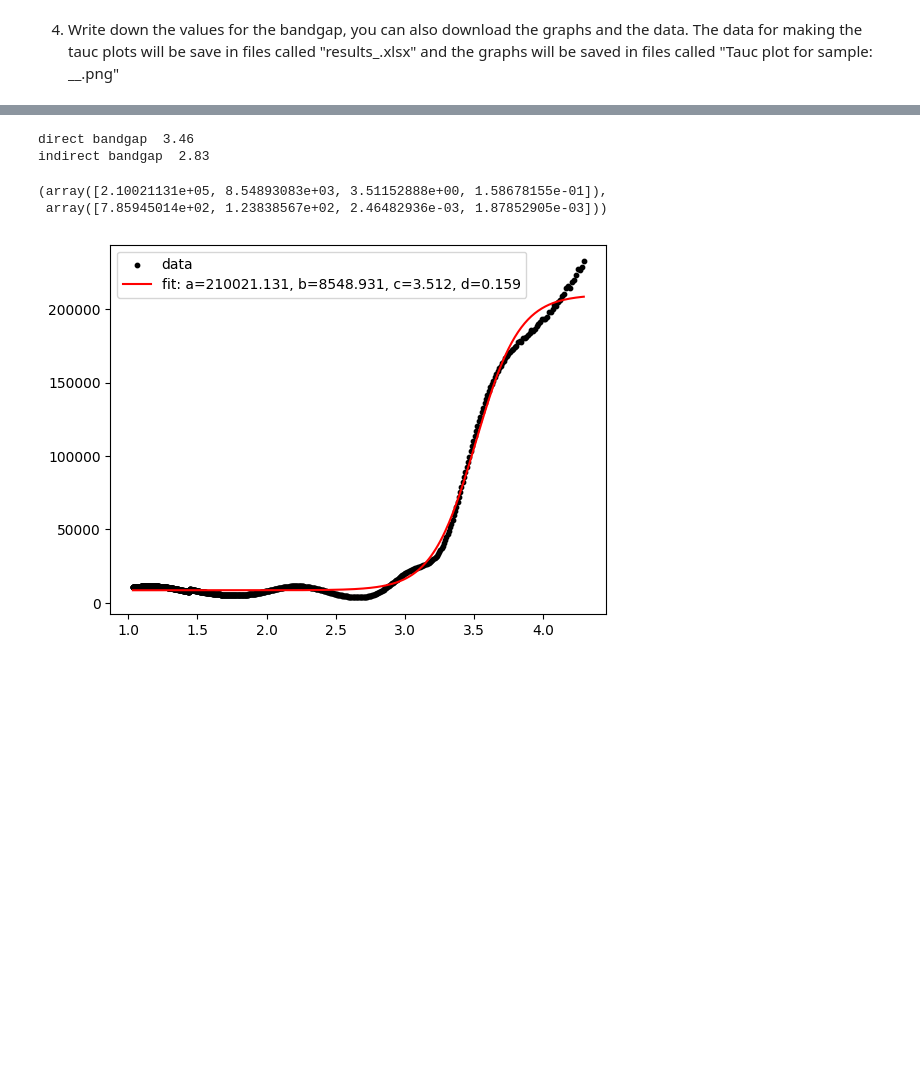
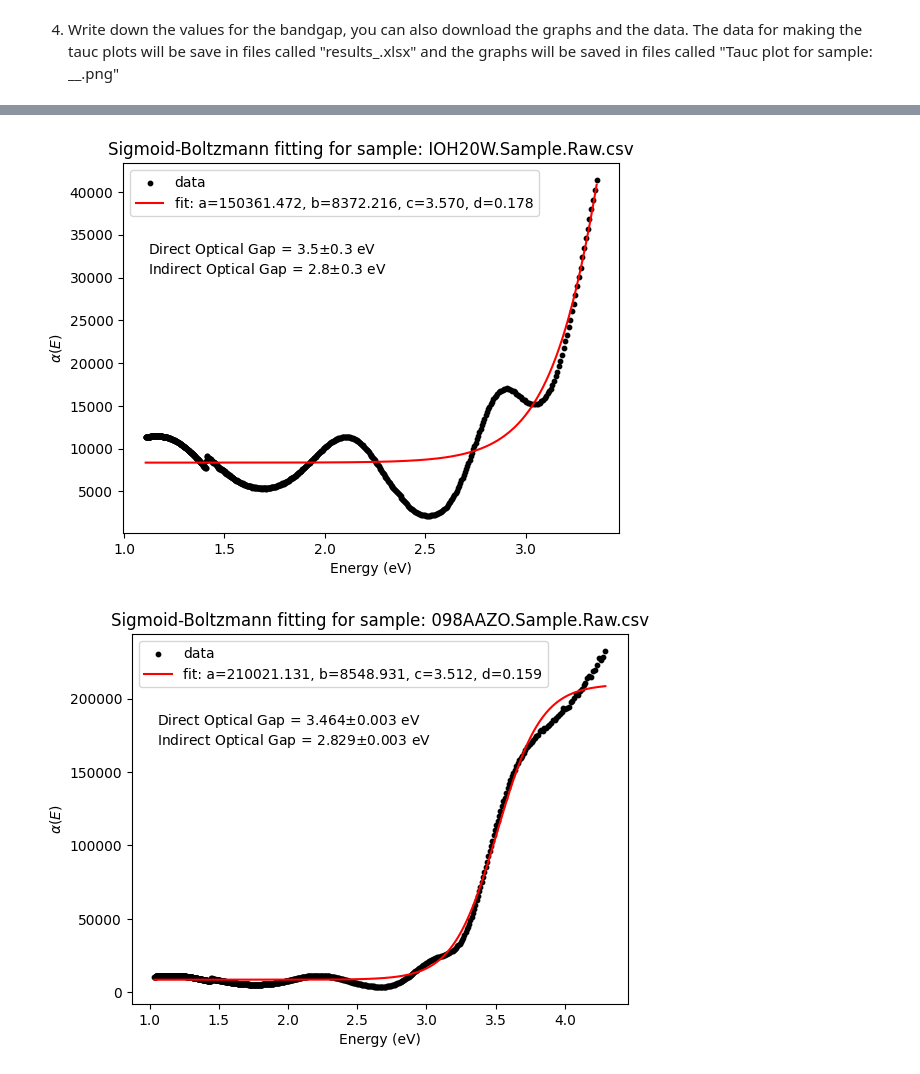
Before and after one commit to GarzonDiegoINL/Characterization, a Jupyter notebook: Tauc_Plot_analysis.ipynb, the cells around one changed output, grey strips where cells are left out. Drawn from its saved outputs; the diff is of its cells as text; code cells hidden in the pictures; blank space fills up the shorter version.

Commit message:
Sigmoid-Boltzmann fitting added

```diff
--- a/Tauc_Plot_analysis.ipynb
+++ b/Tauc_Plot_analysis.ipynb
@@ -243,9 +262,16 @@ for k in res.keys():
 def boltzman_function(x, a_max, a_min, e_boltz, dE):
   return a_max + ( (a_min-a_max)/(1+np.exp((x-e_boltz)/(dE)))  )
 
+def num_of_zeros(n):
+  s = '{:.16f}'.format(n).split('.')
+  if s[0] == '0':
+    return len(s[1]) - len(s[1].lstrip('0')) + 1
+  else:
+    return 0
+
 from scipy.optimize import curve_fit
 
-def fit_boltzmann(xdata, ydata, xlims=[1, 4.3], guess_band_gap = 3.3):
+def fit_boltzmann(xdata, ydata, sample, xlims=[1, 4.3], guess_band_gap = 3.3):
 
   ydata = ydata[xdata>xlims[0]]
   xdata = xdata[xdata>xlims[0]]
@@ -256,29 +282,46 @@ def fit_boltzmann(xdata, ydata, xlims=[1, 4.3], guess_band_gap = 3.3):
   xdata = xdata[ydata>0]
   ydata = ydata[ydata>0]
 
-
-  popt, pcov = curve_fit(boltzman_function, xdata, ydata, p0=[np.max(ydata), np.min(ydata), guess_band_gap, 1], method='dogbox')
+  try:
+    popt, pcov = curve_fit(boltzman_function, xdata, ydata, p0=[np.max(ydata), np.min(ydata), guess_band_gap, 1], method='dogbox')
+  except :
+    popt, pcov = curve_fit(boltzman_function, xdata, ydata, p0=[np.max(ydata), np.min(ydata), guess_band_gap, 1], method='trf')
   perr = np.sqrt(np.diag(pcov))
 
+  plt.figure()
   plt.scatter(xdata, ydata, label='data', color='k', s=10)
   plt.plot(xdata, boltzman_function(xdata, *popt), 'r-',
           label='fit: a=%5.3f, b=%5.3f, c=%5.3f, d=%5.3f' % tuple(popt))
 
+  plt.title('Sigmoid-Boltzmann fitting for sample: ' + sample)
+
+  Eg_dir = (popt[2] - 0.3*popt[-1])
+  Eg_ind = (popt[2] - 4.3*popt[-1])
+
+  dEg = np.sqrt(perr[2]**2 + perr[-1]**2)
+
+  decimals = num_of_zeros(dEg)
+
+  plt.ylabel(r'$\alpha(E)$')
+  plt.xlabel('Energy (eV)')
+
+  plt.text(0.05, 0.7, 'Direct Optical Gap = '+str(round(Eg_dir, decimals)) + '$\pm $' + str(round(dEg, decimals)) + ' eV' +
+           '\nIndirect Optical Gap = ' + str(round(Eg_ind, decimals)) + '$\pm $' + str(round(dEg, decimals))+' eV',
+           transform=plt.gca().transAxes)
 
   plt.legend()
 
-  print('direct bandgap %5.2f' % (popt[2] - 0.3*popt[-1]))
-  print('indirect bandgap %5.2f' % (popt[2] - 4.3*popt[-1]))
+  plt.savefig('Sigmoid-Boltzmann fitting for sample: ' + sample + '.png')
 
   return popt, perr
-
-#xdata = results2['photon_energy_098AAZO.Sample.Raw.csv']
-#ydata = results2['alpha098AAZO.Sample.Raw.csv']
-
-#fit_boltzmann(xdata, ydata)
-# %% [output]
-direct bandgap  3.46
-indirect bandgap  2.83
-(array([2.10021131e+05, 8.54893083e+03, 3.51152888e+00, 1.58678155e-01]),
- array([7.85945014e+02, 1.23838567e+02, 2.46482936e-03, 1.87852905e-03]))
-[figure, removed]
+# %%
+for res in [results1, results2, results3]:
+  samples = [x.split('alpha')[-1] for x in res.columns if 'alpha' in x]
+  for sam in samples:
+    xdata = res['photon_energy_' + sam]
+    ydata = res['alpha' + sam]
+
+    a, b = fit_boltzmann(xdata, ydata, sam)
+# %% [output]
+[figure, added]
+[figure, added]
```
Also changed, not shown: parts of 3 cells of this notebook.
